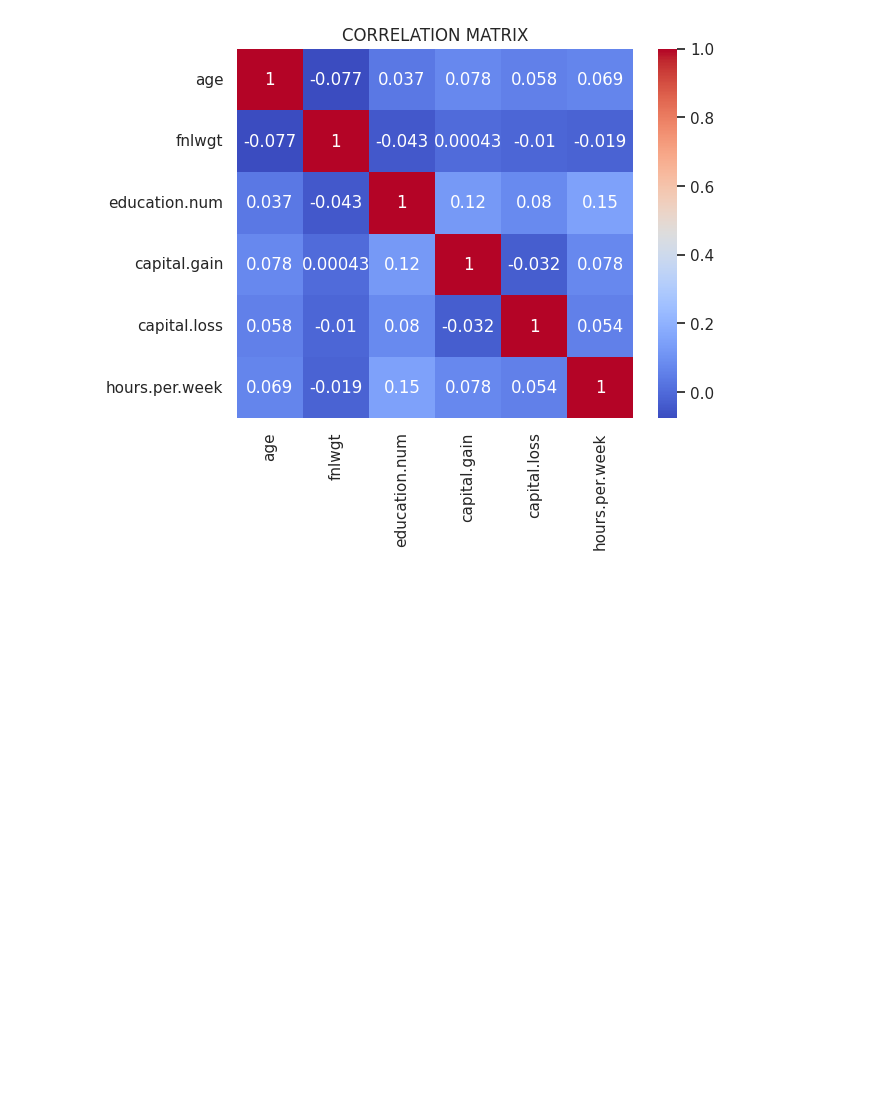
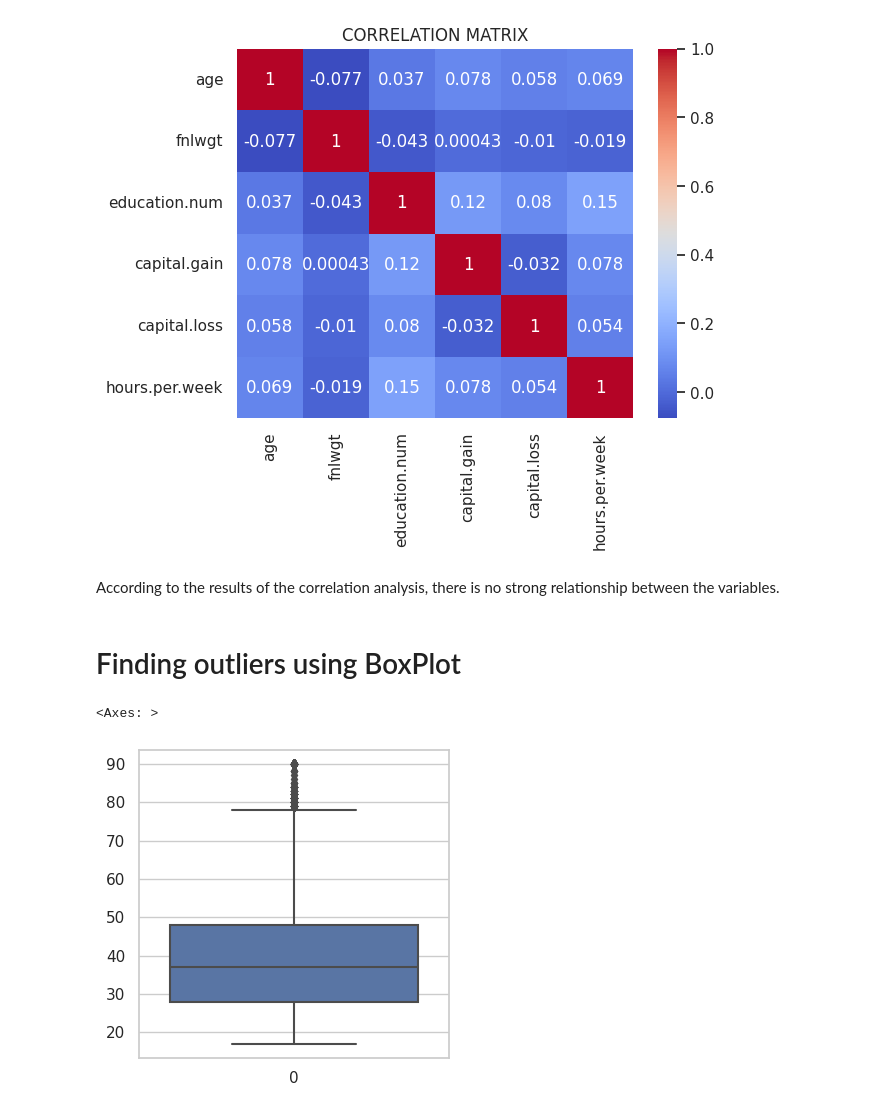
Before and after one commit to Ka275578/Adult_census_income, a Jupyter notebook: Adult_census_income_second_commit.ipynb, the cells around one changed output. Drawn from its saved outputs; the diff is of its cells as text; code cells hidden in the pictures; blank space fills up the shorter version.

```diff
--- a/Adult_census_income_second_commit.ipynb
+++ b/Adult_census_income_second_commit.ipynb
@@ -194,3 +194,14 @@ plt.title("CORRELATION MATRIX")
 # %% [output]
 Text(0.5, 1.0, 'CORRELATION MATRIX')
 [figure]
+# %% [markdown]
+According to the results of the correlation analysis, there is no strong relationship between the variables.
+# %% [markdown]
+# Finding outliers using BoxPlot
+# %%
+#Checking outliers in age column
+plt.figure(figsize=(4,4))
+sns.boxplot(data=df.age)
+# %% [output]
+<Axes: >
+[figure, added]
```
Also changed, not shown: parts of 9 cells of this notebook.
